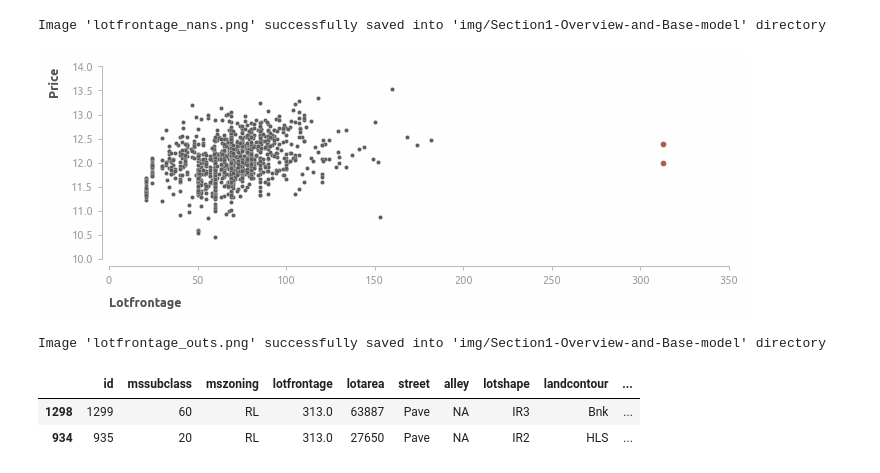
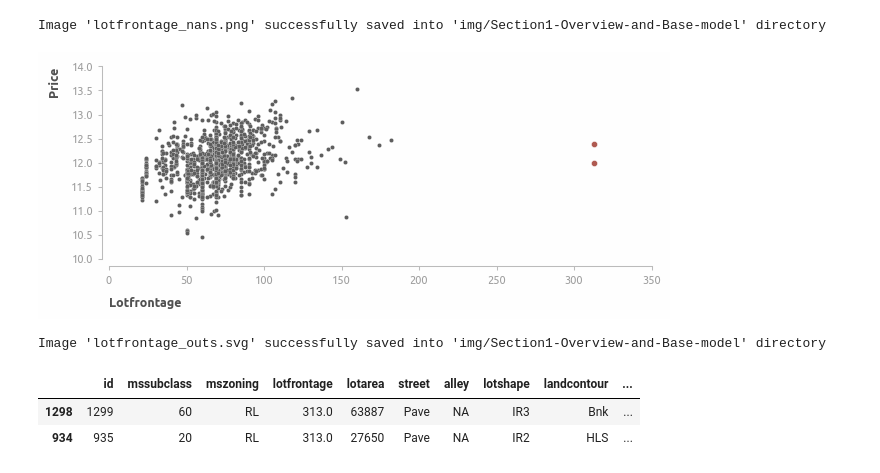
Before and after one commit to a-chasovsky/house-prices, a Jupyter notebook: Section1-Overview-and-Base-model.ipynb, the cells around one changed output. Cells and saved outputs as stored; diff of their text form; code cells hidden in the pictures.

Commit message:
Section1,2,3,4,5,6,7,8

```diff
--- a/Section1-Overview-and-Base-model.ipynb
+++ b/Section1-Overview-and-Base-model.ipynb
@@ -432,32 +432,32 @@ savefig('lotfrontage_nans', dir_save)
 [figure]
 Image 'lotfrontage_nans.png' successfully saved into 'img/Section1-Overview-and-Base-model' directory
 # %%
-fig = plt.figure()
+fig = plt.figure(figsize=(7, 2.5))
 
 sns.scatterplot(
     data=train, x='lotfrontage', y=target, **scatter)
 
 sns.scatterplot(
     data=train.loc[train['lotfrontage']>250, ['lotfrontage', target]],
     x='lotfrontage',
     y=target,
     s=20,
     color=palette[1])
 
 plt.xlabel('Lotfrontage')
 plt.ylabel('Price')
 # plt.title('Street connected to property vs Price')
 axis_rstyle(
     y_ticks=[10, 14, 0.5],
     x_ticks=[0, 350, 50],
     grid=False
 )
 plt.show()
 
 savefig('lotfrontage_outs', dir_save)
 # %% [output]
-[figure, old version]
+[figure, new version]
-Image 'lotfrontage_outs.png' successfully saved into 'img/Section1-Overview-and-Base-model' directory
+Image 'lotfrontage_outs.svg' successfully saved into 'img/Section1-Overview-and-Base-model' directory
 # %%
 train[train['lotfrontage']>250]
 # %% [output]
```
Also changed, not shown: parts of 6 cells of this notebook, 50 other files.
